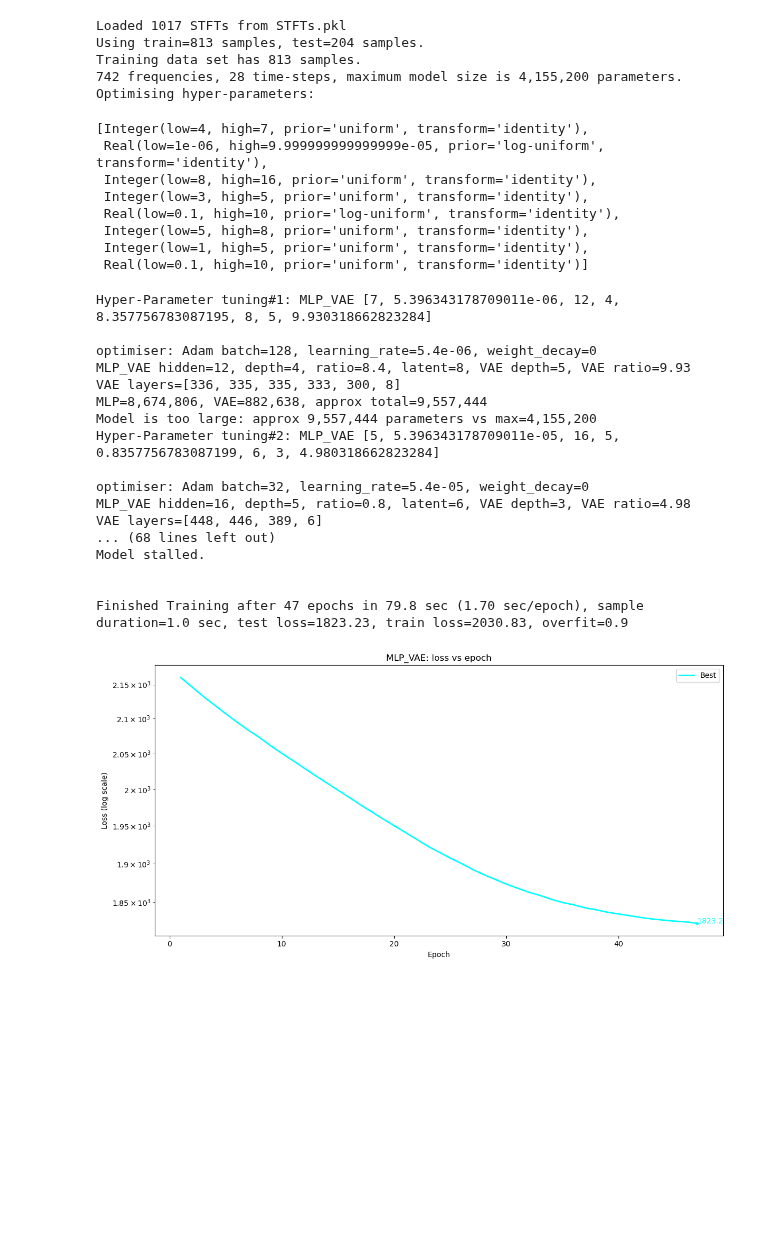
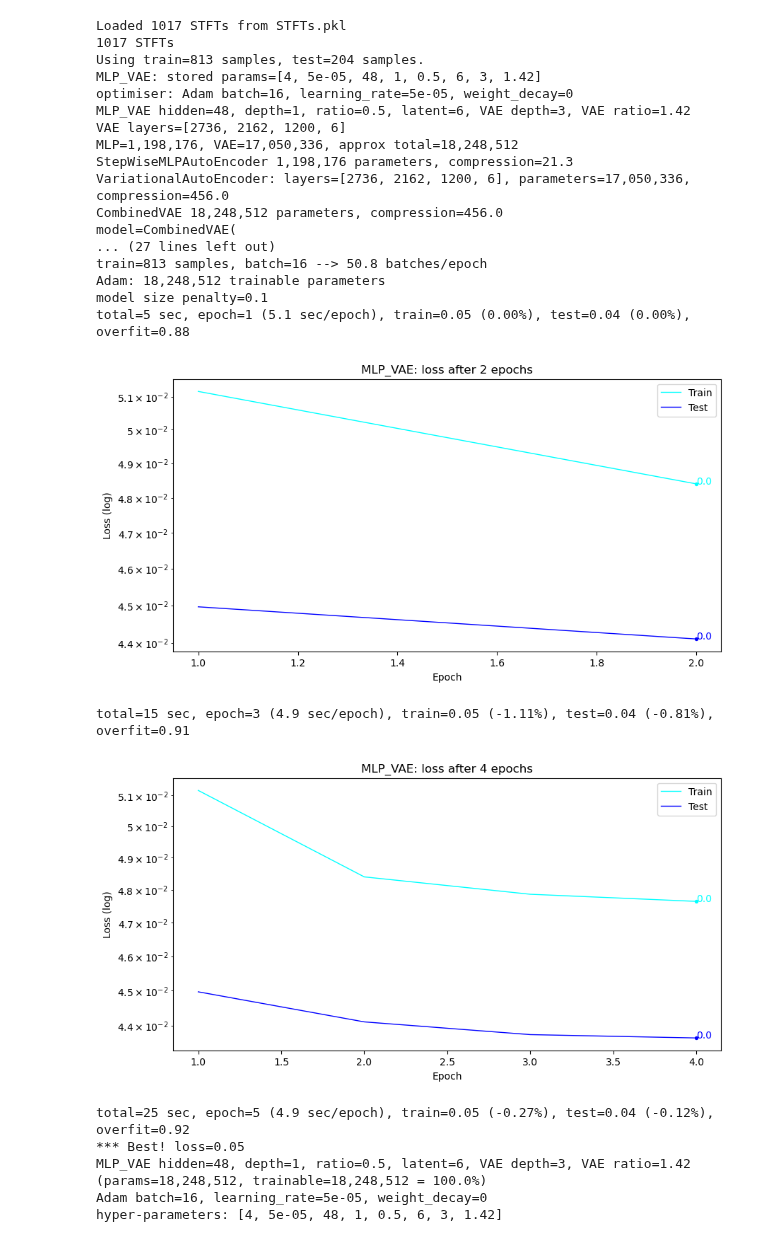
Before and after one commit to RikMaxSpeed/SampleGen, a Jupyter notebook: MakeAndTrain.ipynb, the cells around one changed output. Drawn from its saved outputs; the diff is of its cells as text; code cells hidden in the pictures; blank space fills up the shorter version.

```diff
--- a/MakeAndTrain.ipynb
+++ b/MakeAndTrain.ipynb
@@ -25,55 +38,49 @@ Max frequency=8000 Hz --> freq_buckets=742
 # %%
 # Find out the best hyper-parameters to train this model (typically needs to run overnight)
 #model = "StepWiseMLP" # or "RNNAutoEncoder" and RNN_VAE_Incremental", or "StepWiseMLP" and "MLPVAE_Incremental"
 
 
 #model = "RNNAutoEncoder"
 
 model = "MLP_VAE"
 #model = "StepWiseMLP"
 #model = "MLPVAE_Incremental"
 
 #model = "RNN_VAE"
 
 #model = "STFT_VAE"
 
 # First optimise the hyper-parameters for this model
-optimise_hyper_parameters(model)
+#optimise_hyper_parameters(model)
 
 # Then train using the best hyper-parameters
-#train_best_params(model)
+train_best_params(model)
 
 
 # Alternatively, refine the training for the best set of hyper-parameters we've found
 # %% [output]
 Loaded 1017 STFTs from STFTs.pkl
+1017 STFTs
 Using train=813 samples, test=204 samples.
-Training data set has 813 samples.
-742 frequencies, 28 time-steps, maximum model size is 4,155,200 parameters.
-Optimising hyper-parameters:
+MLP_VAE: stored params=[4, 5e-05, 48, 1, 0.5, 6, 3, 1.42]
+optimiser: Adam batch=16, learning_rate=5e-05, weight_decay=0
+MLP_VAE hidden=48, depth=1, ratio=0.5, latent=6, VAE depth=3, VAE ratio=1.42
+VAE layers=[2736, 2162, 1200, 6]
+MLP=1,198,176, VAE=17,050,336, approx total=18,248,512
+StepWiseMLPAutoEncoder 1,198,176 parameters, compression=21.3
+VariationalAutoEncoder: layers=[2736, 2162, 1200, 6], parameters=17,050,336, compression=456.0
+CombinedVAE 18,248,512 parameters, compression=456.0
+model=CombinedVAE(
+... (27 lines left out)
+train=813 samples, batch=16 --> 50.8 batches/epoch
+Adam: 18,248,512 trainable parameters
+model size penalty=0.1
+total=5 sec, epoch=1 (5.1 sec/epoch), train=0.05 (0.00%), test=0.04 (0.00%), overfit=0.88
+[figure, new version]
-[Integer(low=4, high=7, prior='uniform', transform='identity'),
- Real(low=1e-06, high=9.999999999999999e-05, prior='log-uniform', transform='identity'),
- Integer(low=8, high=16, prior='uniform', transform='identity'),
- Integer(low=3, high=5, prior='uniform', transform='identity'),
- Real(low=0.1, high=10, prior='log-uniform', transform='identity'),
- Integer(low=5, high=8, prior='uniform', transform='identity'),
- Integer(low=1, high=5, prior='uniform', transform='identity'),
- Real(low=0.1, high=10, prior='uniform', transform='identity')]
+total=15 sec, epoch=3 (4.9 sec/epoch), train=0.05 (-1.11%), test=0.04 (-0.81%), overfit=0.91
+[figure, new version]
-Hyper-Parameter tuning#1: MLP_VAE [7, 5.396343178709011e-06, 12, 4, 8.357756783087195, 8, 5, 9.930318662823284]
-
-optimiser: Adam batch=128, learning_rate=5.4e-06, weight_decay=0
-MLP_VAE hidden=12, depth=4, ratio=8.4, latent=8, VAE depth=5, VAE ratio=9.93
-VAE layers=[336, 335, 335, 333, 300, 8]
-MLP=8,674,806, VAE=882,638, approx total=9,557,444
-Model is too large: approx 9,557,444 parameters vs max=4,155,200
-Hyper-Parameter tuning#2: MLP_VAE [5, 5.396343178709011e-05, 16, 5, 0.8357756783087199, 6, 3, 4.980318662823284]
-
-optimiser: Adam batch=32, learning_rate=5.4e-05, weight_decay=0
-MLP_VAE hidden=16, depth=5, ratio=0.8, latent=6, VAE depth=3, VAE ratio=4.98
-VAE layers=[448, 446, 389, 6]
-... (68 lines left out)
-Model stalled.
-
-
-Finished Training after 47 epochs in 79.8 sec (1.70 sec/epoch), sample duration=1.0 sec, test loss=1823.23, train loss=2030.83, overfit=0.9
+total=25 sec, epoch=5 (4.9 sec/epoch), train=0.05 (-0.27%), test=0.04 (-0.12%), overfit=0.92
+*** Best! loss=0.05
+MLP_VAE hidden=48, depth=1, ratio=0.5, latent=6, VAE depth=3, VAE ratio=1.42 (params=18,248,512, trainable=18,248,512 = 100.0%)
+Adam batch=16, learning_rate=5e-05, weight_decay=0
+hyper-parameters: [4, 5e-05, 48, 1, 0.5, 6, 3, 1.42]
-[figure, old version]
```
Also changed, not shown: parts of 3 cells of this notebook, 6 other files.
